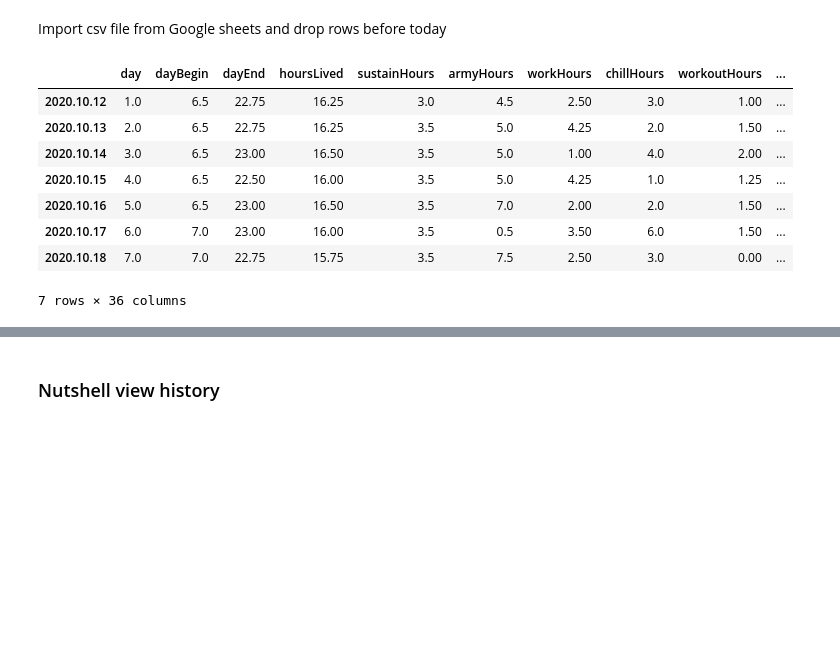
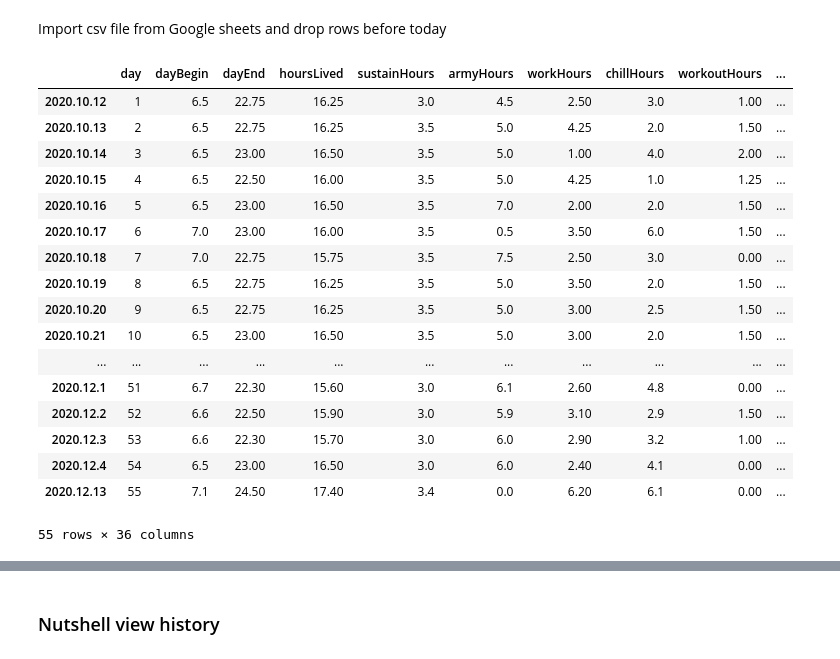
Before and after one commit to anchor14/life-tracker, a Jupyter notebook: data_analysis.ipynb, the cells around one changed output, grey strips where cells are left out. Saved outputs shown, nothing was run; the diff lists cells and outputs as text; code cells hidden in the pictures; blank space fills up the shorter version.

Commit message:
update notebook with Dec data

```diff
--- a/data_analysis.ipynb
+++ b/data_analysis.ipynb
@@ -13,17 +13,26 @@ trackData = pd.read_csv("https://docs.google.com/spreadsheets/d/e/2PACX-1vTzosEj
 # %%
 trackData = trackData[trackData['dayBegin'].notna()]
 # %%
-trackData.head(7)
+trackData
 # %% [output]
 |  | day | dayBegin | dayEnd | hoursLived | sustainHours | armyHours | workHours | chillHours | workoutHours | ... |
-| 2020.10.12 | 1.0 | 6.5 | 22.75 | 16.25 | 3.0 | 4.5 | 2.50 | 3.0 | 1.00 | ... |
-| 2020.10.13 | 2.0 | 6.5 | 22.75 | 16.25 | 3.5 | 5.0 | 4.25 | 2.0 | 1.50 | ... |
-| 2020.10.14 | 3.0 | 6.5 | 23.00 | 16.50 | 3.5 | 5.0 | 1.00 | 4.0 | 2.00 | ... |
-| 2020.10.15 | 4.0 | 6.5 | 22.50 | 16.00 | 3.5 | 5.0 | 4.25 | 1.0 | 1.25 | ... |
-| 2020.10.16 | 5.0 | 6.5 | 23.00 | 16.50 | 3.5 | 7.0 | 2.00 | 2.0 | 1.50 | ... |
-| 2020.10.17 | 6.0 | 7.0 | 23.00 | 16.00 | 3.5 | 0.5 | 3.50 | 6.0 | 1.50 | ... |
-| 2020.10.18 | 7.0 | 7.0 | 22.75 | 15.75 | 3.5 | 7.5 | 2.50 | 3.0 | 0.00 | ... |
+| 2020.10.12 | 1 | 6.5 | 22.75 | 16.25 | 3.0 | 4.5 | 2.50 | 3.0 | 1.00 | ... |
+| 2020.10.13 | 2 | 6.5 | 22.75 | 16.25 | 3.5 | 5.0 | 4.25 | 2.0 | 1.50 | ... |
+| 2020.10.14 | 3 | 6.5 | 23.00 | 16.50 | 3.5 | 5.0 | 1.00 | 4.0 | 2.00 | ... |
+| 2020.10.15 | 4 | 6.5 | 22.50 | 16.00 | 3.5 | 5.0 | 4.25 | 1.0 | 1.25 | ... |
+| 2020.10.16 | 5 | 6.5 | 23.00 | 16.50 | 3.5 | 7.0 | 2.00 | 2.0 | 1.50 | ... |
+| 2020.10.17 | 6 | 7.0 | 23.00 | 16.00 | 3.5 | 0.5 | 3.50 | 6.0 | 1.50 | ... |
+| 2020.10.18 | 7 | 7.0 | 22.75 | 15.75 | 3.5 | 7.5 | 2.50 | 3.0 | 0.00 | ... |
+| 2020.10.19 | 8 | 6.5 | 22.75 | 16.25 | 3.5 | 5.0 | 3.50 | 2.0 | 1.50 | ... |
+| 2020.10.20 | 9 | 6.5 | 22.75 | 16.25 | 3.5 | 5.0 | 3.00 | 2.5 | 1.50 | ... |
+| 2020.10.21 | 10 | 6.5 | 23.00 | 16.50 | 3.5 | 5.0 | 3.00 | 2.0 | 1.50 | ... |
+| ... | ... | ... | ... | ... | ... | ... | ... | ... | ... | ... |
+| 2020.12.1 | 51 | 6.7 | 22.30 | 15.60 | 3.0 | 6.1 | 2.60 | 4.8 | 0.00 | ... |
+| 2020.12.2 | 52 | 6.6 | 22.50 | 15.90 | 3.0 | 5.9 | 3.10 | 2.9 | 1.50 | ... |
+| 2020.12.3 | 53 | 6.6 | 22.30 | 15.70 | 3.0 | 6.0 | 2.90 | 3.2 | 1.00 | ... |
+| 2020.12.4 | 54 | 6.5 | 23.00 | 16.50 | 3.0 | 6.0 | 2.40 | 4.1 | 0.00 | ... |
+| 2020.12.13 | 55 | 7.1 | 24.50 | 17.40 | 3.4 | 0.0 | 6.20 | 6.1 | 0.00 | ... |
-7 rows × 36 columns
+55 rows × 36 columns
 # %%
 trackData.info()
 # %% [output]
```
Also changed, not shown: parts of 22 cells of this notebook.
